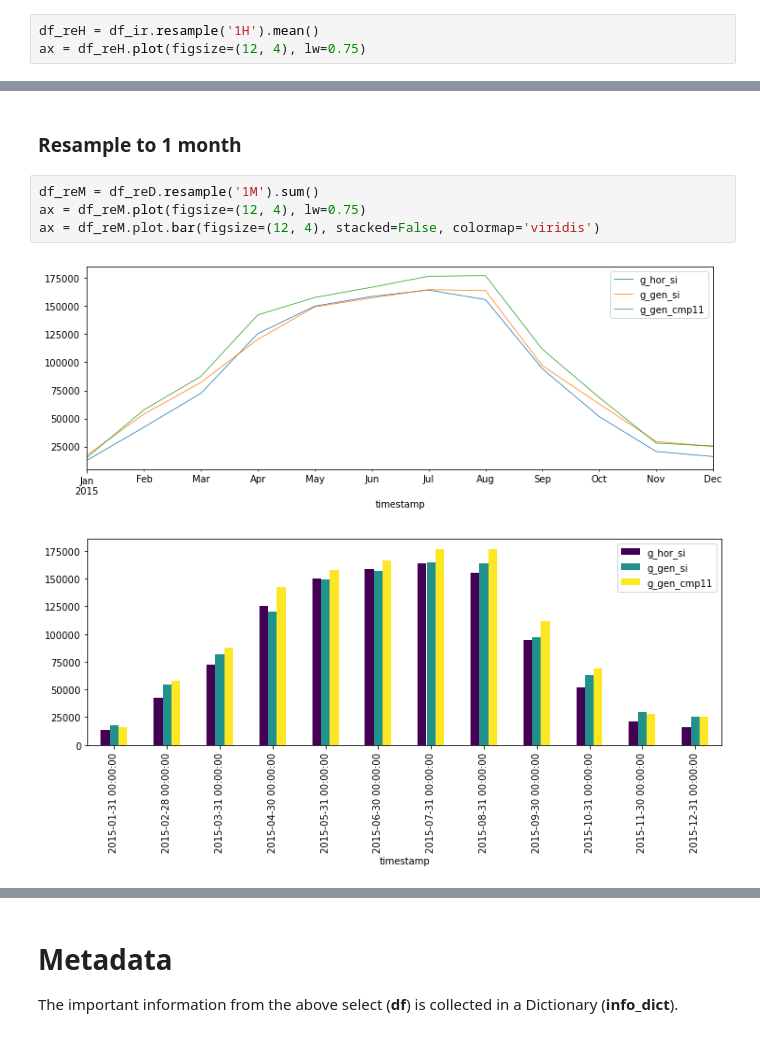
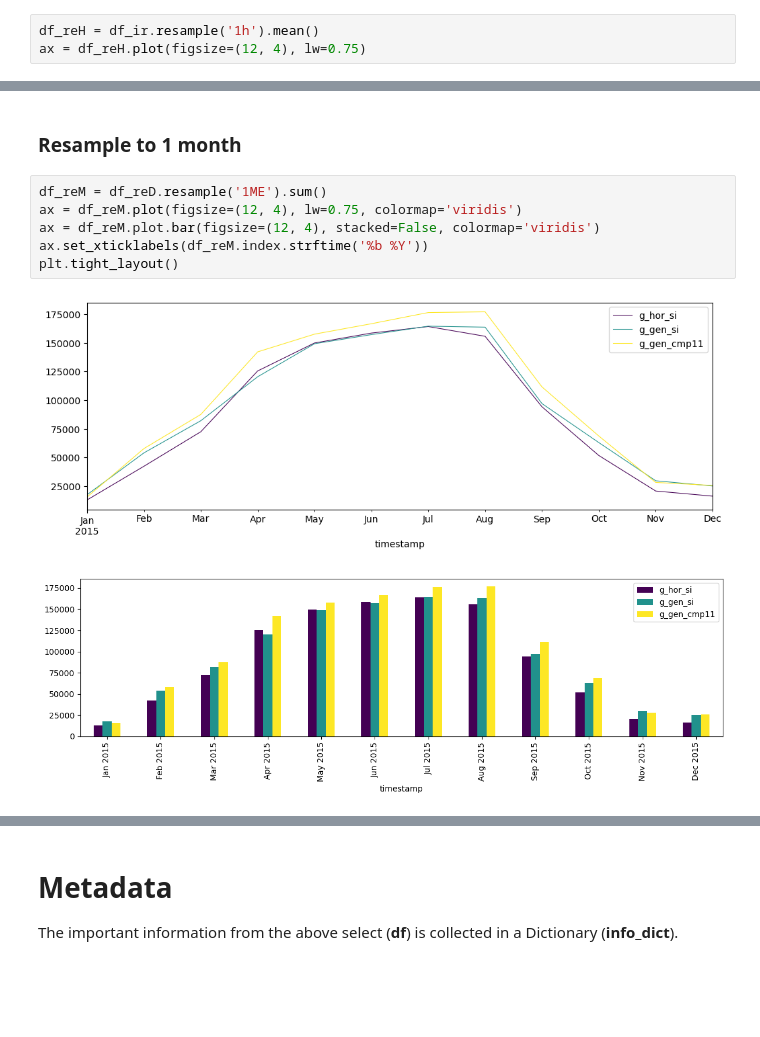
Before and after one commit to htw-pv3/weather-data, a Jupyter notebook: python/jupyter/pv3_sonnja_db_01_visualise_weather_data.ipynb, the cells around one changed output, grey strips where cells are left out. Drawn from its saved outputs; the diff is of its cells as text; blank space fills up the shorter version.

```diff
--- a/python/jupyter/pv3_sonnja_db_01_visualise_weather_data.ipynb
+++ b/python/jupyter/pv3_sonnja_db_01_visualise_weather_data.ipynb
@@ -139,6 +138,6 @@ ax = df_ir.plot(figsize=(12, 4), lw=0.25)
 # %% [markdown]
 ### Resample to 1 hour
 # %%
-df_reH = df_ir.resample('1H').mean()
+df_reH = df_ir.resample('1h').mean()
 ax = df_reH.plot(figsize=(12, 4), lw=0.75)
 # %% [output]
@@ -153,9 +152,11 @@ ax = df_reD.plot(figsize=(12, 4), lw=0.75)
 # %% [markdown]
 ### Resample to 1 month
 # %%
-df_reM = df_reD.resample('1M').sum()
-ax = df_reM.plot(figsize=(12, 4), lw=0.75)
+df_reM = df_reD.resample('1ME').sum()
+ax = df_reM.plot(figsize=(12, 4), lw=0.75, colormap='viridis')
 ax = df_reM.plot.bar(figsize=(12, 4), stacked=False, colormap='viridis')
+ax.set_xticklabels(df_reM.index.strftime('%b %Y'))
+plt.tight_layout()
 # %% [output]
-[figure, old version]
+[figure, new version]
-[figure, old version]
+[figure, new version]
```
Also changed, not shown: parts of 11 cells of this notebook.
